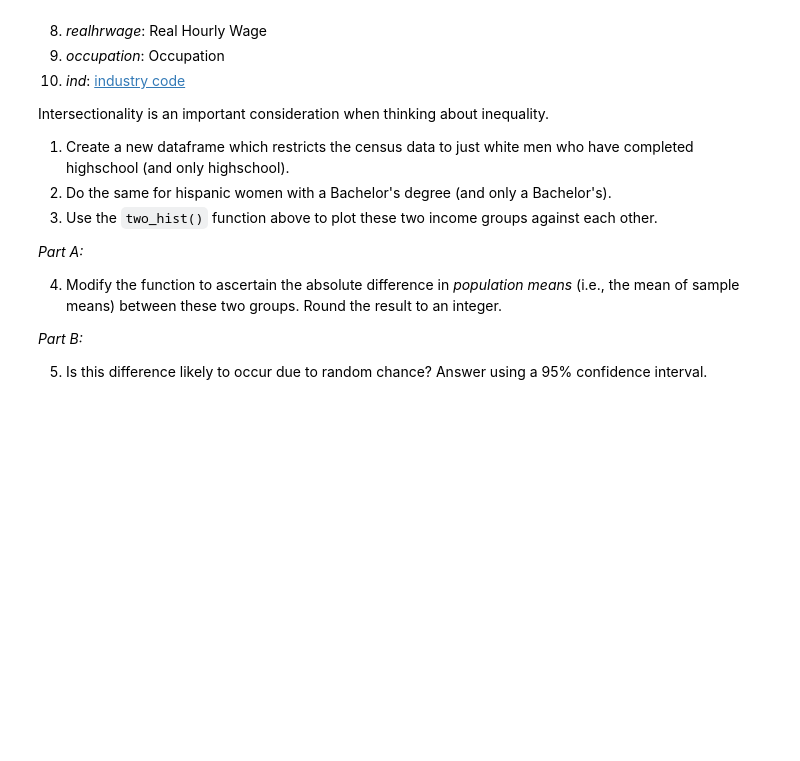
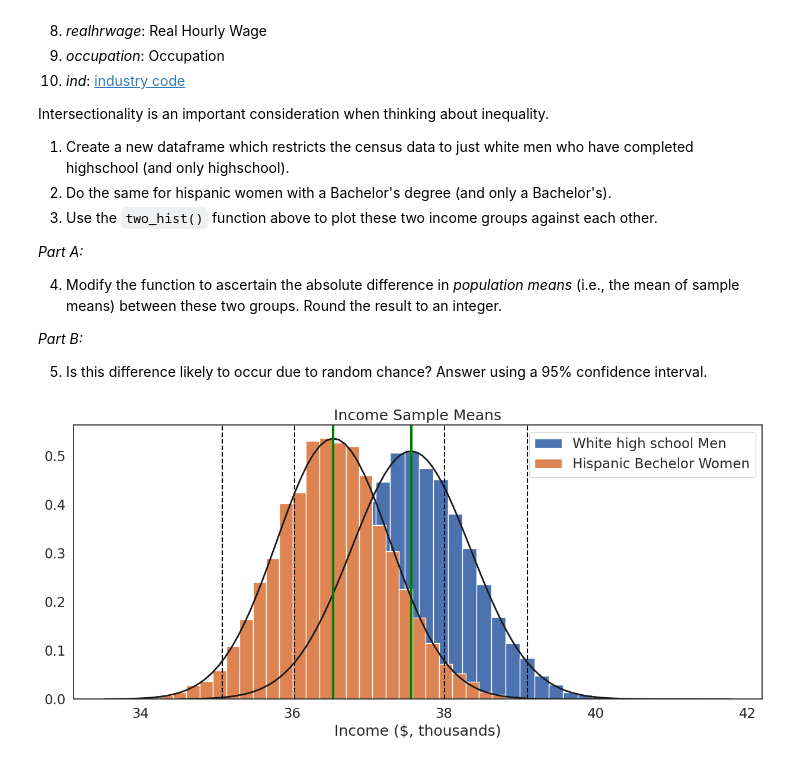
Before and after one commit to yourwilliam/PythonQM, a Jupyter notebook: notebooks/W05. Distributions and Basic Statistics.ipynb, the cells around one changed output. Cells and saved outputs as stored; diff of their text form; code cells hidden in the pictures; blank space fills up the shorter version.

```diff
--- a/notebooks/W05. Distributions and Basic Statistics.ipynb
+++ b/notebooks/W05. Distributions and Basic Statistics.ipynb
@@ -703,3 +725,9 @@ Intersectionality is an important consideration when thinking about inequality.
 *Part B:*
 
 5. Is this difference likely to occur due to random chance? Answer using a 95% confidence interval.
+# %%
+white_high_school_men=df[(df['race']==1) & (df['sch'] >= 9) & (df['sch']  <= 12)]['income']
+hispanic_bachelor_women=df[(df['race']==3) & (df['sch']==13)]['income']
+two_hist([white_high_school_men,hispanic_bachelor_women],['White high school Men','Hispanic Bechelor Women'],'Income ($, thousands)', "Income Sample Means")
+# %% [output]
+[figure, added]
```
Also changed, not shown: parts of 13 cells of this notebook.
